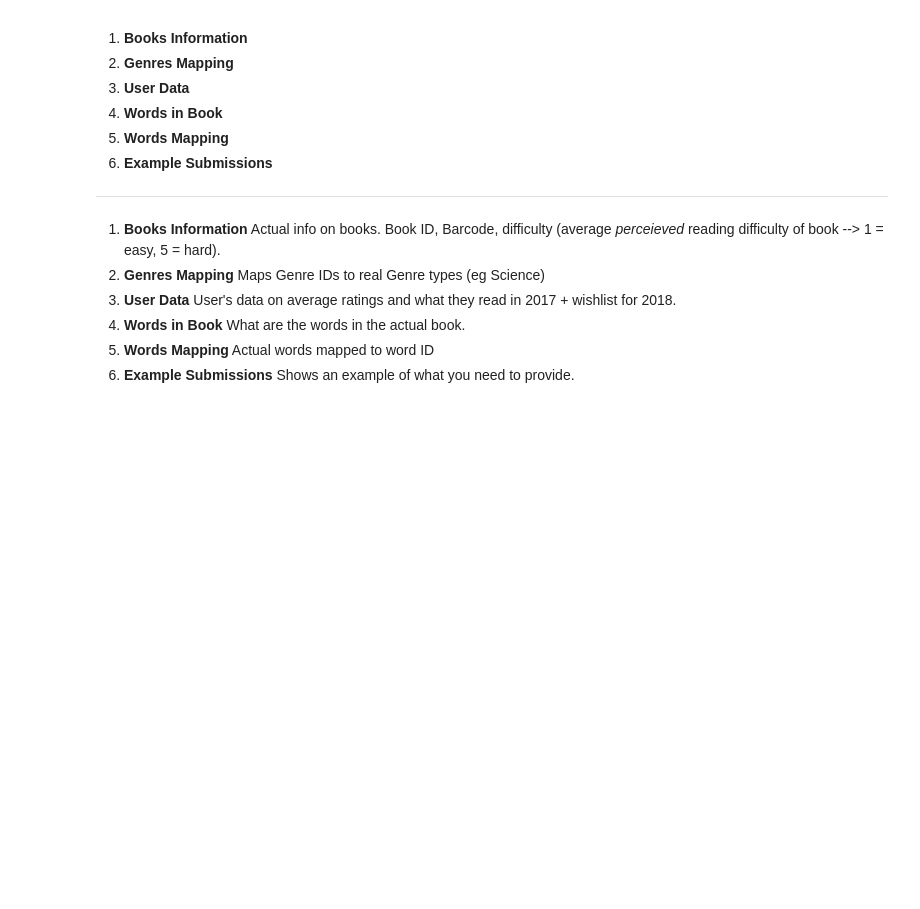
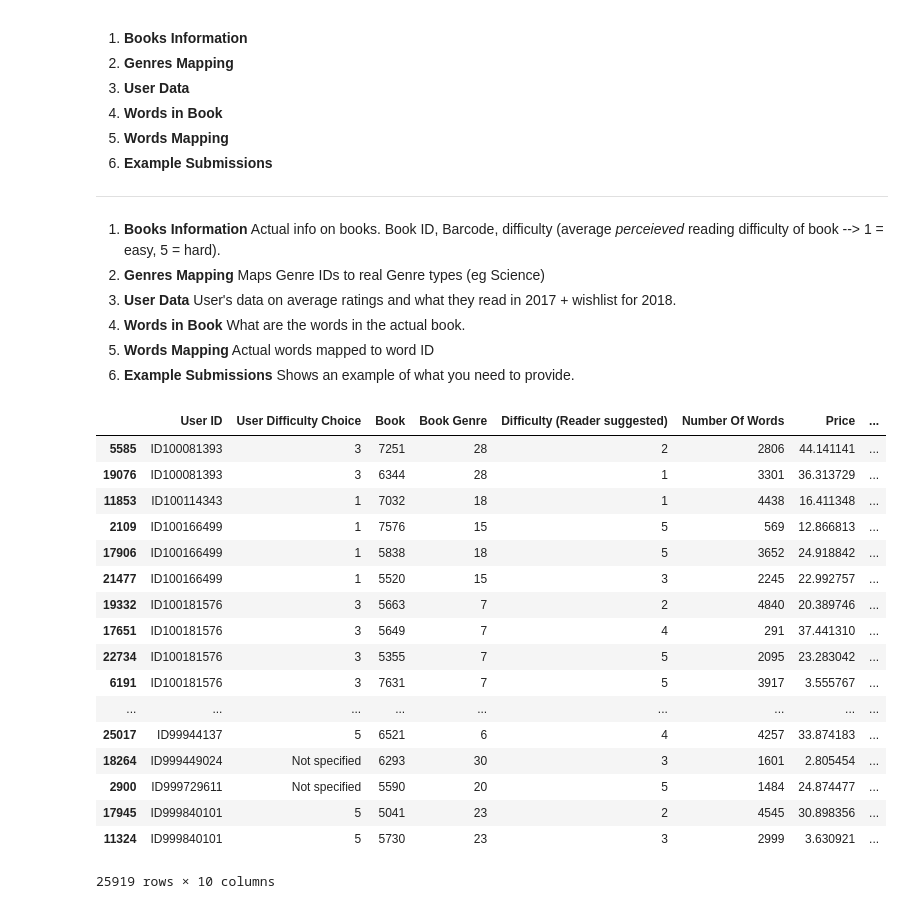
Before and after one commit to peterzzshi/UNSW-DataThon-2018, a Jupyter notebook: UNSW-DataThon-2018.ipynb, the cells around one changed output. Cells and saved outputs as stored; diff of their text form; code cells hidden in the pictures; blank space fills up the shorter version.

```diff
--- a/UNSW-DataThon-2018.ipynb
+++ b/UNSW-DataThon-2018.ipynb
@@ -61,3 +69,24 @@ test_arr = [[columns[0], book] for columns in test_df.values for book in columns
+# %%
+train_df.sort_values(["User ID"])
+# %% [output]
+|  | User ID | User Difficulty Choice | Book | Book Genre | Difficulty (Reader suggested) | Number Of Words | Price | ... |
+| 5585 | ID100081393 | 3 | 7251 | 28 | 2 | 2806 | 44.141141 | ... |
+| 19076 | ID100081393 | 3 | 6344 | 28 | 1 | 3301 | 36.313729 | ... |
+| 11853 | ID100114343 | 1 | 7032 | 18 | 1 | 4438 | 16.411348 | ... |
+| 2109 | ID100166499 | 1 | 7576 | 15 | 5 | 569 | 12.866813 | ... |
+| 17906 | ID100166499 | 1 | 5838 | 18 | 5 | 3652 | 24.918842 | ... |
+| 21477 | ID100166499 | 1 | 5520 | 15 | 3 | 2245 | 22.992757 | ... |
+| 19332 | ID100181576 | 3 | 5663 | 7 | 2 | 4840 | 20.389746 | ... |
+| 17651 | ID100181576 | 3 | 5649 | 7 | 4 | 291 | 37.441310 | ... |
+| 22734 | ID100181576 | 3 | 5355 | 7 | 5 | 2095 | 23.283042 | ... |
+| 6191 | ID100181576 | 3 | 7631 | 7 | 5 | 3917 | 3.555767 | ... |
+| ... | ... | ... | ... | ... | ... | ... | ... | ... |
+| 25017 | ID99944137 | 5 | 6521 | 6 | 4 | 4257 | 33.874183 | ... |
+| 18264 | ID999449024 | Not specified | 6293 | 30 | 3 | 1601 | 2.805454 | ... |
+| 2900 | ID999729611 | Not specified | 5590 | 20 | 5 | 1484 | 24.874477 | ... |
+| 17945 | ID999840101 | 5 | 5041 | 23 | 2 | 4545 | 30.898356 | ... |
+| 11324 | ID999840101 | 5 | 5730 | 23 | 3 | 2999 | 3.630921 | ... |
+25919 rows × 10 columns
 # %%
 test_df.head()
 # %% [output]
```
Also changed, not shown: parts of 11 cells of this notebook, 1 other file.
